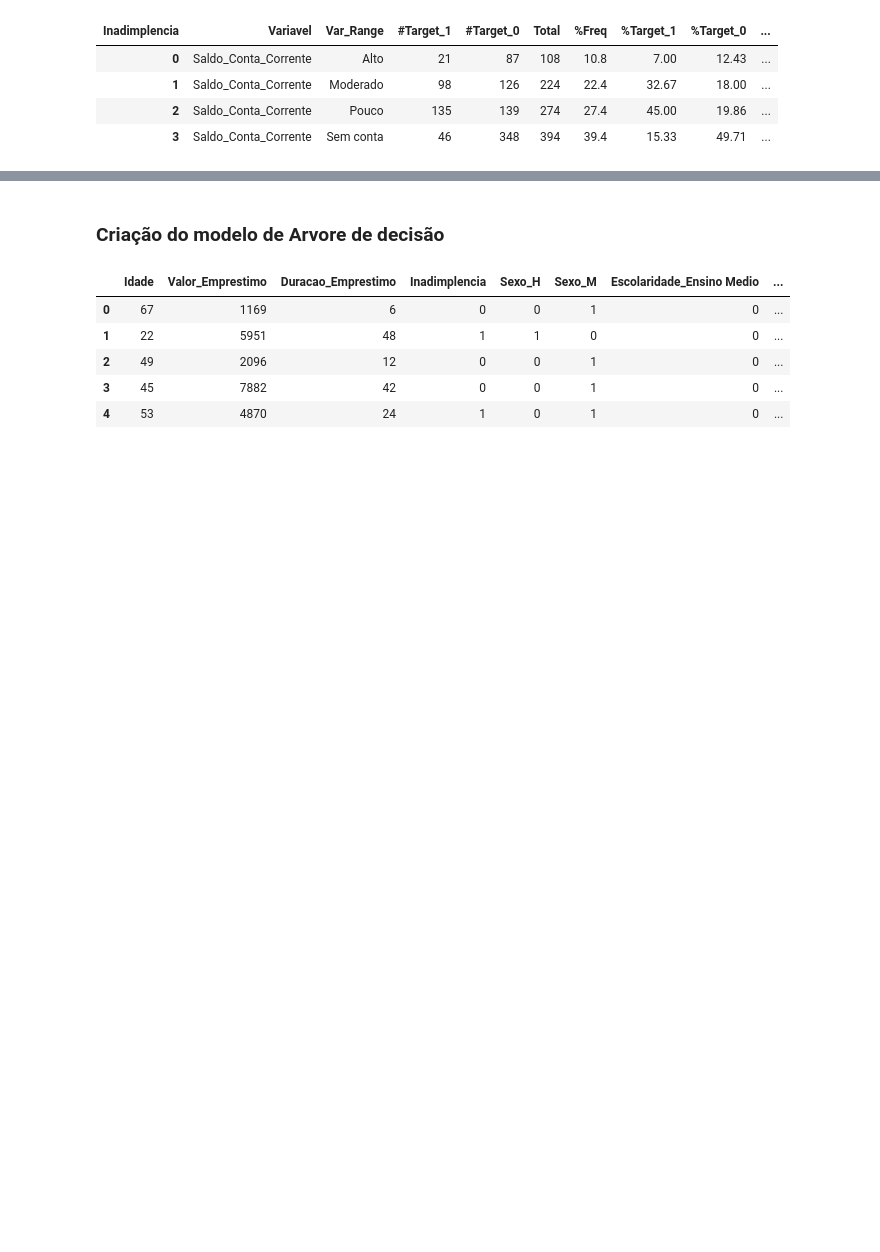
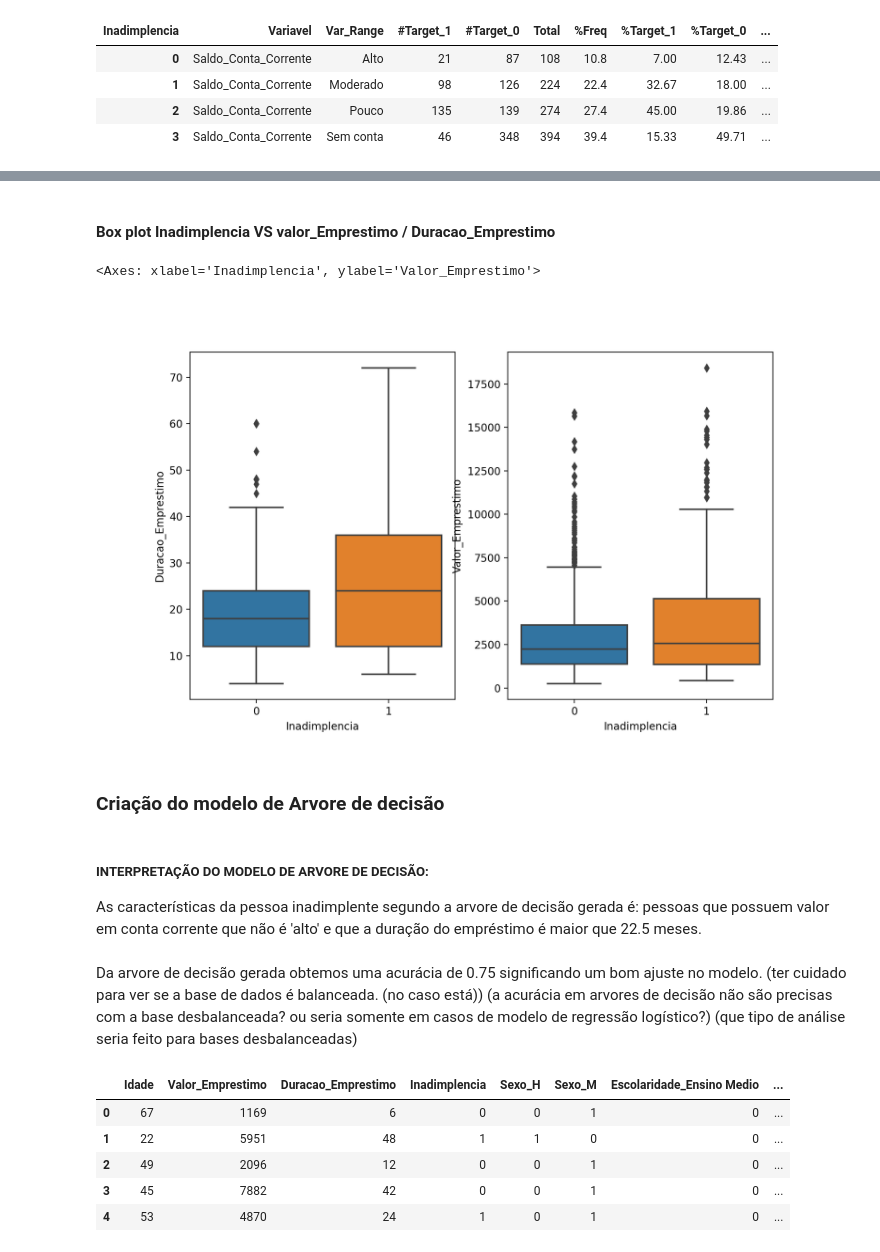
Before and after one commit to Luisfrighetto/Financial_Technology, a Jupyter notebook: Inadimplencia.ipynb, the cells around one changed output, grey strips where cells are left out. Cells and saved outputs as stored; diff of their text form; code cells hidden in the pictures; blank space fills up the shorter version.

```diff
--- a/Inadimplencia.ipynb
+++ b/Inadimplencia.ipynb
@@ -106,4 +102,25 @@ df_iv.get_bivariada(var_escolhida='Duracao_Emprestimo')
+# %% [markdown]
+#### Box plot Inadimplencia VS valor_Emprestimo / Duracao_Emprestimo
+# %%
+
+plt.figure(figsize=(10, 6))  # Define o tamanho da figura
+
+plt.subplot(1, 2, 1)  # Cria o primeiro subplot para a variável
+sns.boxplot(x='Inadimplencia', y='Duracao_Emprestimo', data=df)
+
+plt.subplot(1, 2, 2)  # Cria o segundo subplot para a variável
+sns.boxplot(x='Inadimplencia', y='Valor_Emprestimo', data=df)
+# %% [output]
+<Axes: xlabel='Inadimplencia', ylabel='Valor_Emprestimo'>
+[figure, added]
 # %% [markdown]
 ### Criação do modelo de Arvore de decisão
+# %% [markdown]
+##### INTERPRETAÇÃO DO MODELO DE ARVORE DE DECISÃO:
+
+As características da pessoa inadimplente segundo a arvore de decisão gerada é:
+pessoas que possuem valor em conta corrente que não é 'alto' e que a duração do empréstimo é maior que 22.5 meses.
+# %% [markdown]
+Da arvore de decisão gerada obtemos uma acurácia de 0.75 significando um bom ajuste no modelo. (ter cuidado para ver se a base de dados é balanceada. (no caso está)) (a acurácia em arvores de decisão não são precisas com a base desbalanceada? ou seria somente em casos de modelo de regressão logístico?) (que tipo de análise seria feito para bases desbalanceadas)
 # %%
 # Criação das variáveis dummies
```
Also changed, not shown: parts of 47 cells of this notebook, 4 other files.
